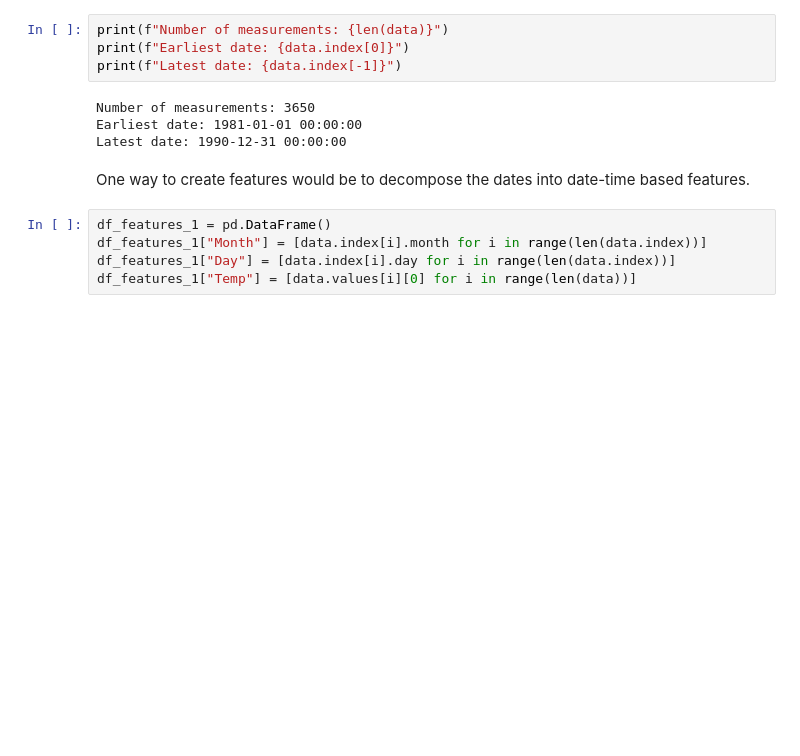
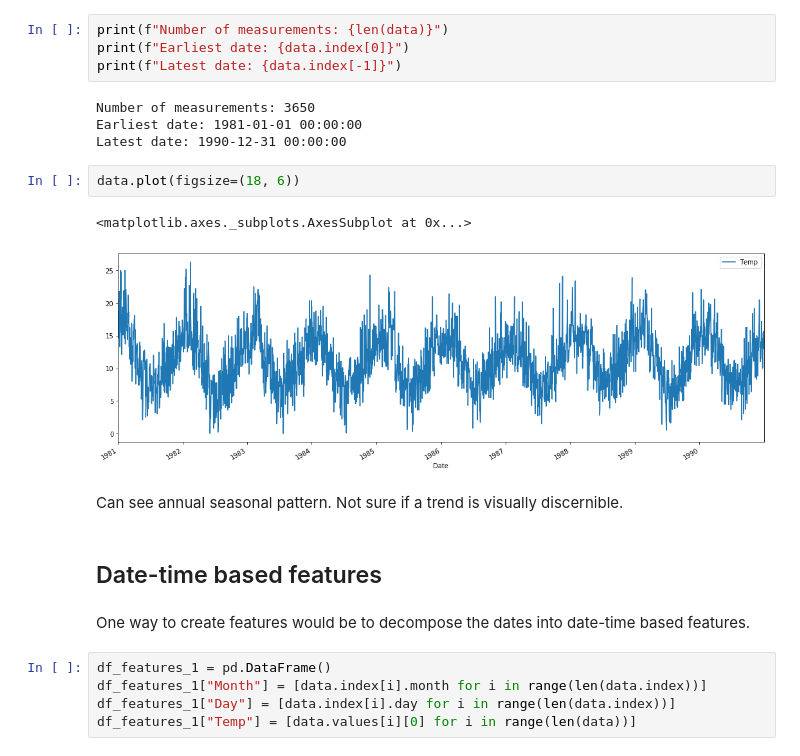
Before and after one commit to drbwa/timeserieseda, a Jupyter notebook: time-series-feature-generation/ts-classification.ipynb, the cells around one changed output. Drawn from its saved outputs; the diff is of its cells as text; blank space fills up the shorter version.

```diff
--- a/time-series-feature-generation/ts-classification.ipynb
+++ b/time-series-feature-generation/ts-classification.ipynb
@@ -35,6 +40,15 @@ print(f"Latest date: {data.index[-1]}")
 Number of measurements: 3650
 Earliest date: 1981-01-01 00:00:00
 Latest date: 1990-12-31 00:00:00
+# %%
+data.plot(figsize=(18, 6))
+# %% [output]
+<matplotlib.axes._subplots.AxesSubplot at 0x...>
+[figure, added]
+# %% [markdown]
+Can see annual seasonal pattern. Not sure if a trend is visually discernible.
+# %% [markdown]
+## Date-time based features
 # %% [markdown]
 One way to create features would be to decompose the dates into date-time based features.
 # %%
```
Also changed, not shown: parts of 21 cells of this notebook, 1 other file.
